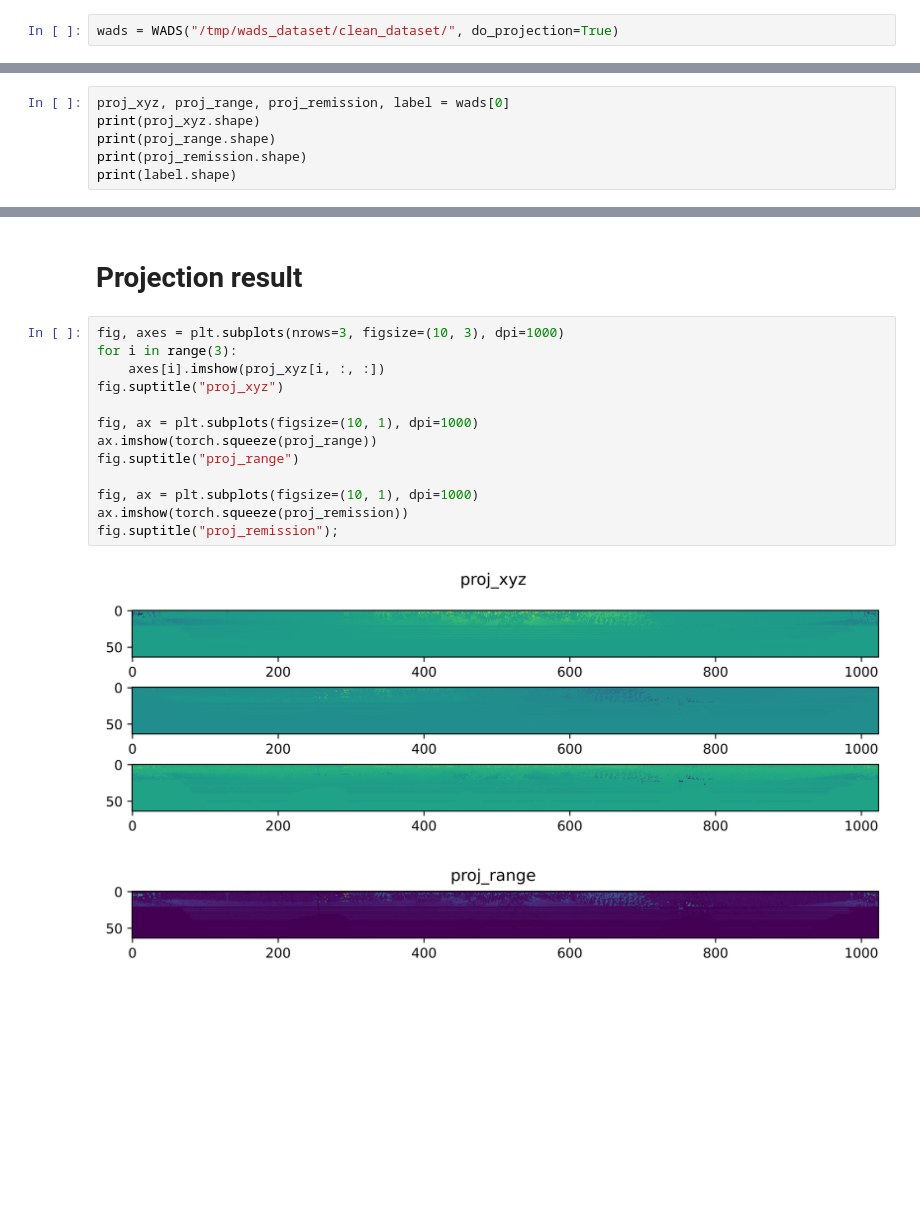
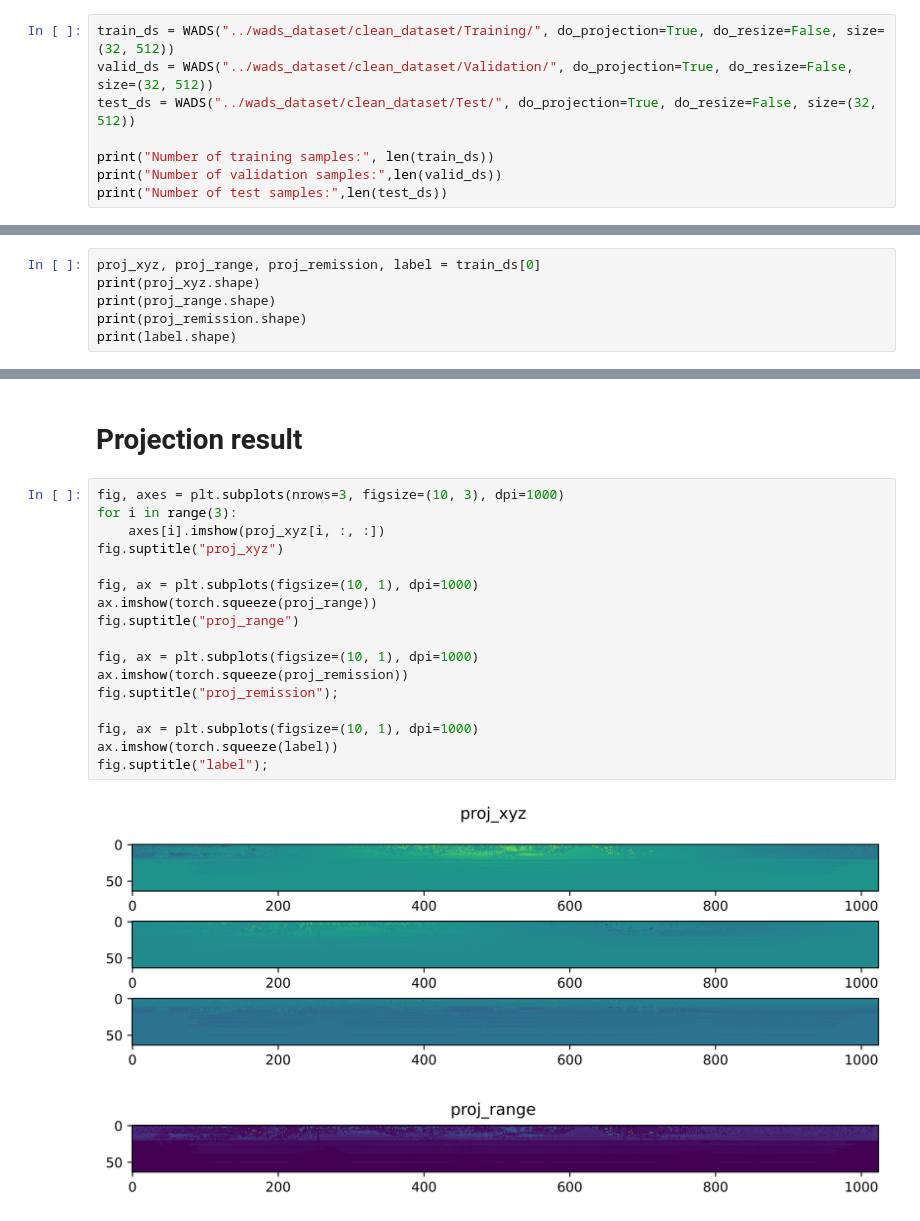
Before and after one commit to Pooriya-Kh/Lidar-WNet, a Jupyter notebook: WeatherNet.ipynb, the cells around one changed output, grey strips where cells are left out. Cells and saved outputs as stored; diff of their text form; blank space fills up the shorter version.

```diff
--- a/WeatherNet.ipynb
+++ b/WeatherNet.ipynb
@@ -16,2 +27,8 @@ from dataloader import WADSLoader
 # %%
-wads = WADS("/tmp/wads_dataset/clean_dataset/", do_projection=True)
+train_ds = WADS("../wads_dataset/clean_dataset/Training/", do_projection=True, do_resize=False, size=(32, 512))
+valid_ds = WADS("../wads_dataset/clean_dataset/Validation/", do_projection=True, do_resize=False, size=(32, 512))
+test_ds = WADS("../wads_dataset/clean_dataset/Test/", do_projection=True, do_resize=False, size=(32, 512))
+
+print("Number of training samples:", len(train_ds))
+print("Number of validation samples:",len(valid_ds))
+print("Number of test samples:",len(test_ds))
@@ -25,5 +46,5 @@ print(wads.labels[idx])
 # %%
-proj_xyz, proj_range, proj_remission, label = wads[0]
+proj_xyz, proj_range, proj_remission, label = train_ds[0]
 print(proj_xyz.shape)
 print(proj_range.shape)
 print(proj_remission.shape)
@@ -38,16 +59,20 @@ torch.Size([97207, 2])
 # %%
 fig, axes = plt.subplots(nrows=3, figsize=(10, 3), dpi=1000)
 for i in range(3):
     axes[i].imshow(proj_xyz[i, :, :])
 fig.suptitle("proj_xyz")
 
 fig, ax = plt.subplots(figsize=(10, 1), dpi=1000)
 ax.imshow(torch.squeeze(proj_range))
 fig.suptitle("proj_range")
 
 fig, ax = plt.subplots(figsize=(10, 1), dpi=1000)
 ax.imshow(torch.squeeze(proj_remission))
 fig.suptitle("proj_remission");
+
+fig, ax = plt.subplots(figsize=(10, 1), dpi=1000)
+ax.imshow(torch.squeeze(label))
+fig.suptitle("label");
 # %% [output]
-[figure, old version]
+[figure, new version]
 [figure]
```
Also changed, not shown: parts of 26 cells of this notebook, 10 other files.
